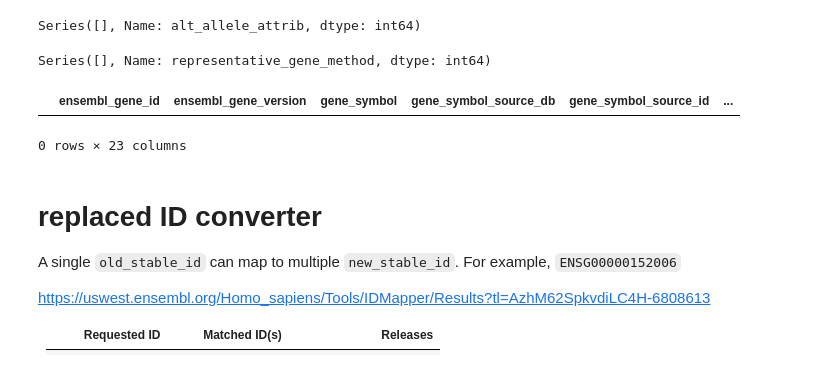
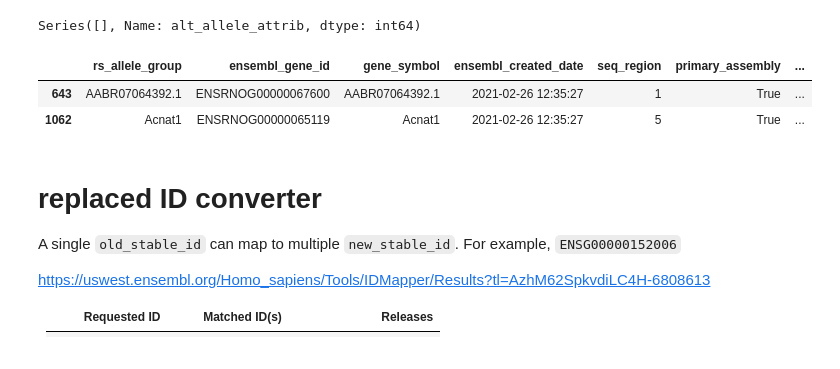
Before and after one commit to related-sciences/ensembl-genes, a Jupyter notebook: ensembl_genes_eda.ipynb, the cells around one changed output. Saved outputs shown, nothing was run; the diff lists cells and outputs as text; code cells hidden in the pictures.

```diff
--- a/ensembl_genes_eda.ipynb
+++ b/ensembl_genes_eda.ipynb
@@ -149,14 +154,11 @@ ensg.alt_allele_df.alt_allele_attrib.value_counts()
 # %% [output]
 Series([], Name: alt_allele_attrib, dtype: int64)
-# %%
-ensg.alt_allele_df.query("is_representative_gene").representative_gene_method.value_counts()
-# %% [output]
-Series([], Name: representative_gene_method, dtype: int64)
 # %%
-ensg.gene_df.query("ensembl_gene_id != ensembl_representative_gene_id").head(2)
+ensg.representative_gene_df.query("ensembl_gene_id != ensembl_representative_gene_id").head(2)
 # %% [output]
-|  | ensembl_gene_id | ensembl_gene_version | gene_symbol | gene_symbol_source_db | gene_symbol_source_id | ... |
+|  | rs_allele_group | ensembl_gene_id | gene_symbol | ensembl_created_date | seq_region | primary_assembly | ... |
+| 643 | AABR07064392.1 | ENSRNOG00000067600 | AABR07064392.1 | 2021-02-26 12:35:27 | 1 | True | ... |
+| 1062 | Acnat1 | ENSRNOG00000065119 | Acnat1 | 2021-02-26 12:35:27 | 5 | True | ... |
-0 rows × 23 columns
 # %% [markdown]
 # replaced ID converter
 
```
Also changed, not shown: parts of 12 cells of this notebook, 22 other files.
